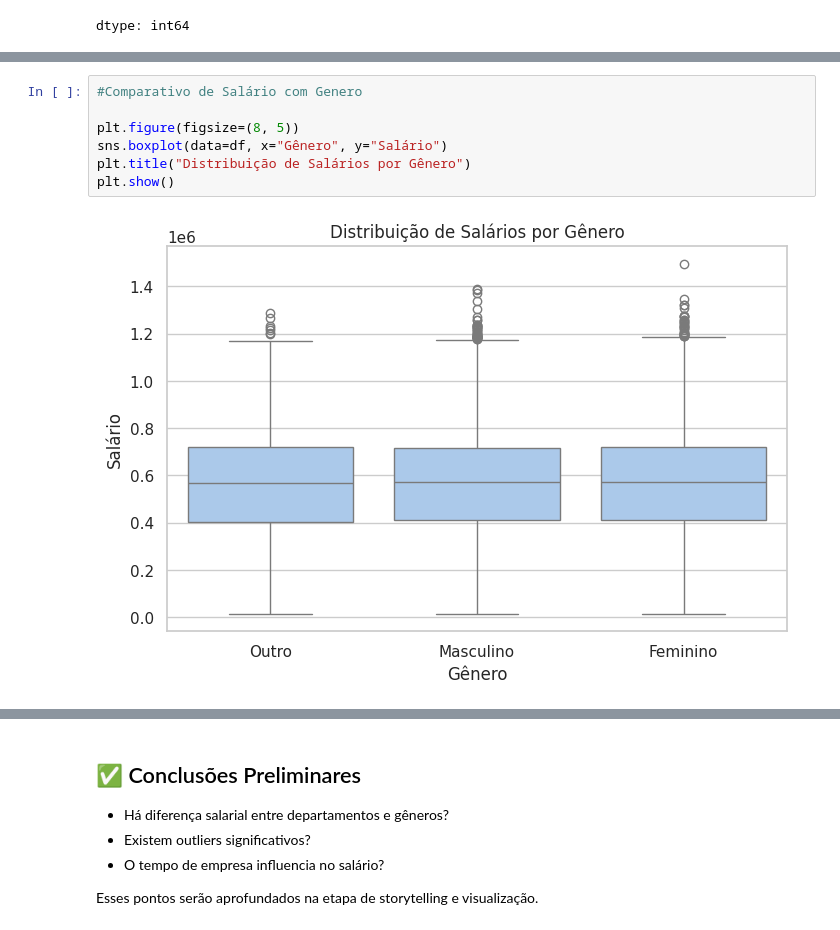
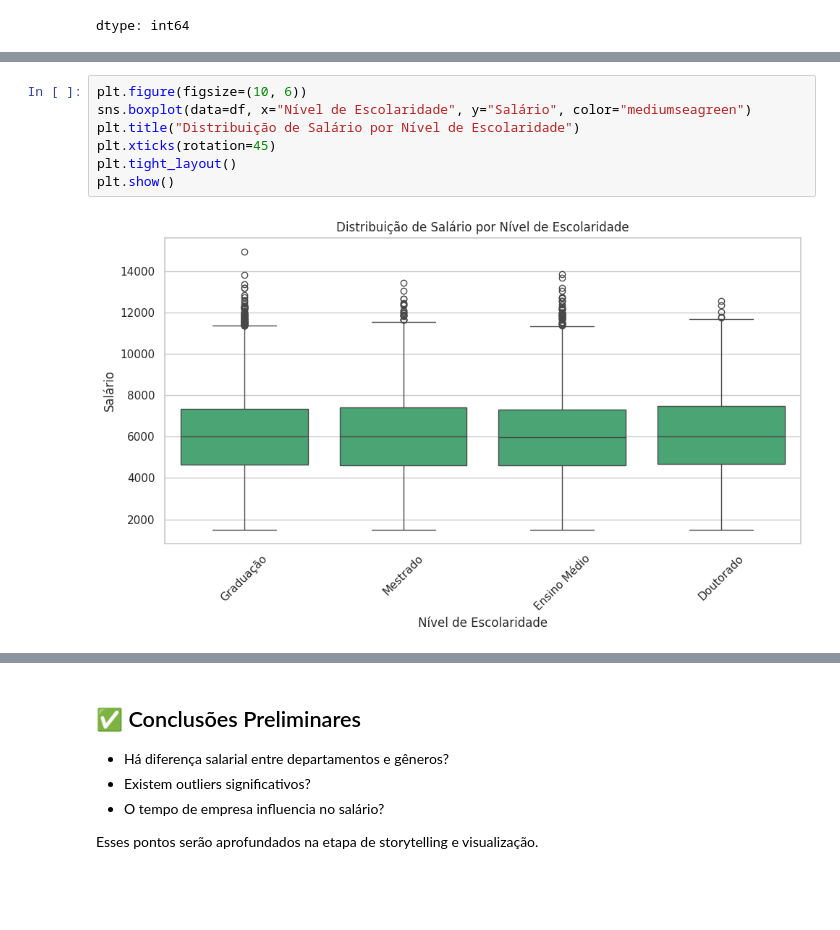
Before and after one commit to pela-andrea/people-analytics-case, a Jupyter notebook: scripts/03_analise_de_dados.ipynb, the cells around one changed output, grey strips where cells are left out. Cells and saved outputs as stored; diff of their text form; blank space fills up the shorter version.

```diff
--- a/scripts/03_analise_de_dados.ipynb
+++ b/scripts/03_analise_de_dados.ipynb
@@ -184,9 +192,9 @@ plt.show()
-# %%
-#Comparativo de Salário com Genero
-
-plt.figure(figsize=(8, 5))
-sns.boxplot(data=df, x="Gênero", y="Salário")
-plt.title("Distribuição de Salários por Gênero")
-plt.show()
-# %% [output]
-[figure, removed]
+# %%
+plt.figure(figsize=(10, 6))
+sns.boxplot(data=df, x="Nível de Escolaridade", y="Salário", color="mediumseagreen")
+plt.title("Distribuição de Salário por Nível de Escolaridade")
+plt.xticks(rotation=45)
+plt.tight_layout()
+plt.show()
+# %% [output]
+[figure, added]
```
Also changed, not shown: parts of 122 cells of this notebook.
